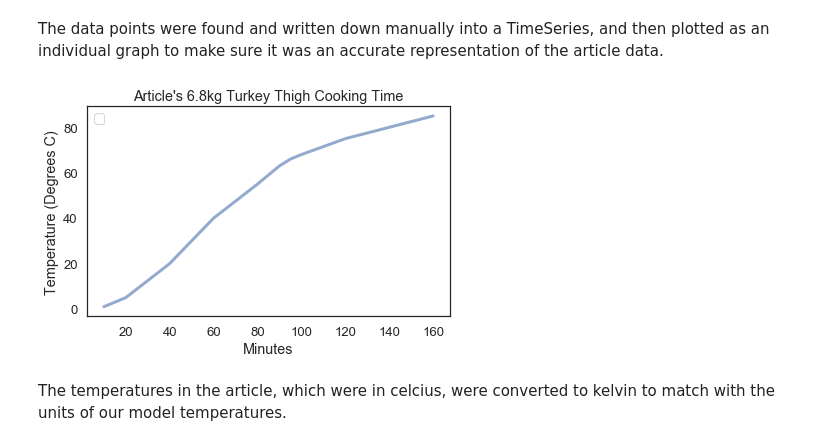
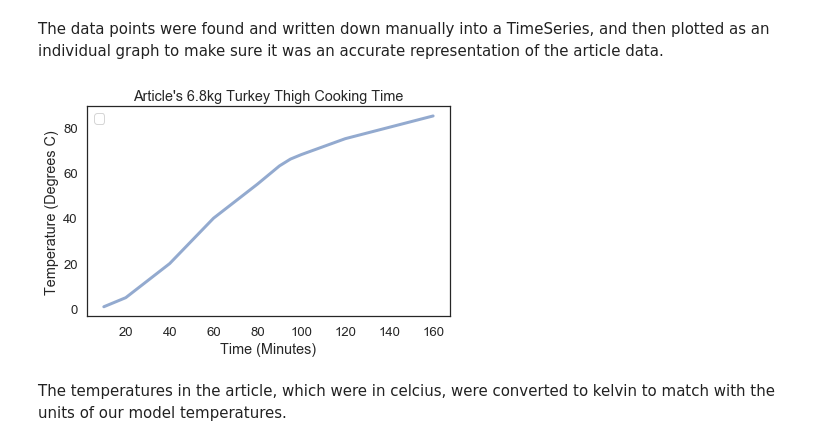
Before and after one commit to MellieZito/Project-2, a Jupyter notebook: code/Turkey.ipynb, the cells around one changed output. Saved outputs shown, nothing was run; the diff lists cells and outputs as text; code cells hidden in the pictures.

```diff
--- a/code/Turkey.ipynb
+++ b/code/Turkey.ipynb
@@ -144,11 +141,11 @@ inner_T_valid_C = [1, 5, 20, 40, 55, 63, 66, 68, 75, 80, 85] #degrees celcius
 data_validation_C = TimeSeries(inner_T_valid_C,t_validation);
 # %%
 plot(data_validation_C)
-decorate(xlabel='Minutes',
+decorate(xlabel='Time (Minutes)',
         ylabel='Temperature (Degrees C)',
         title = 'Article\'s 6.8kg Turkey Thigh Cooking Time')
 # %% [output]
-[figure, old version]
+[figure, new version]
 # %% [markdown]
 The temperatures in the article, which were in celcius, were converted to kelvin to match with the units of our model temperatures.
 # %%
```
Also changed, not shown: parts of 15 cells of this notebook.
